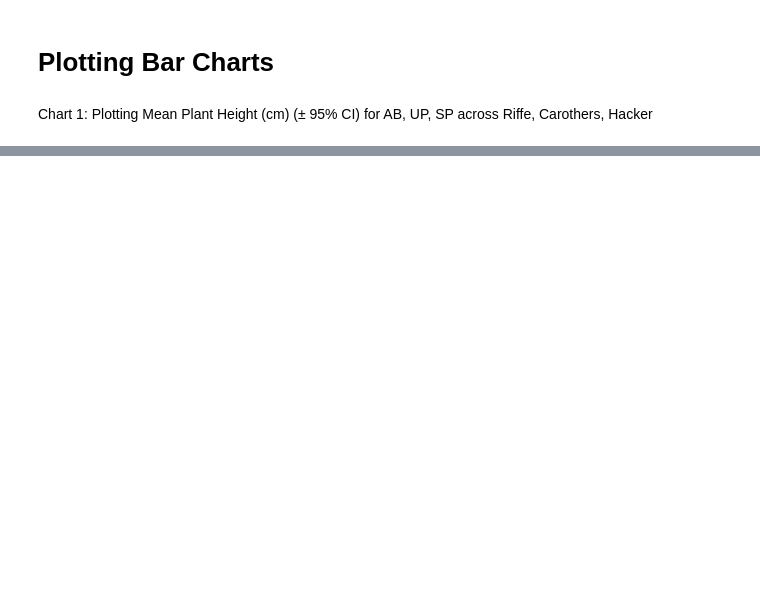
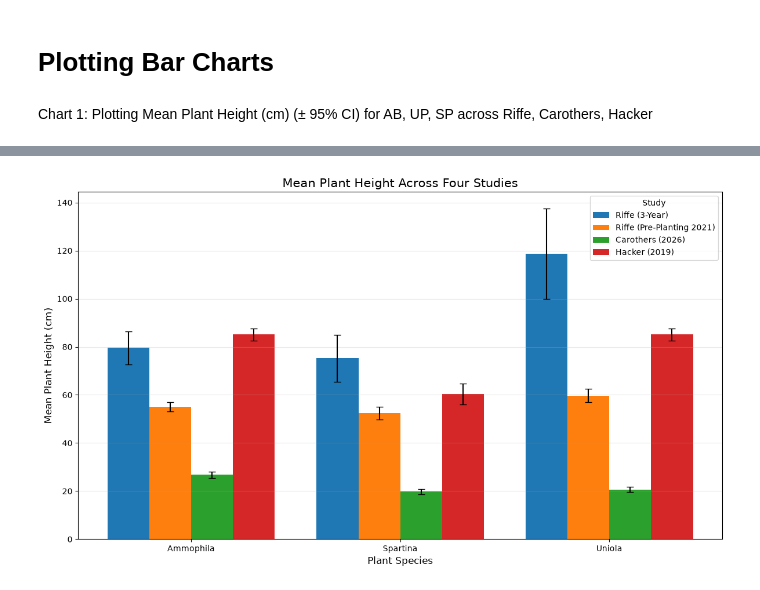
Before and after one commit to stromc485/CECL, a Jupyter notebook: Metamorphics_Plotting.ipynb, the cells around one changed output, grey strips where cells are left out. Drawn from its saved outputs; the diff is of its cells as text; code cells hidden in the pictures; blank space fills up the shorter version.

```diff
--- a/Metamorphics_Plotting.ipynb
+++ b/Metamorphics_Plotting.ipynb
@@ -96,7 +96,8 @@ Carothers_Morphometrics = pd.read_csv(
 Carothers_Morphometrics.head()
 
 # Replace NaN with -
-Carothers_Morphometrics.fillna("-")
+Carothers_Morph = Carothers_Morphometrics.fillna("-")
+Carothers_Morph
 # %% [output]
 |  | Species | Tiller Standing Height (cm) | Mean Tiller Standing Height (cm) | Mean Tiller Standing Height (± 95... | Stem Height (cm) | ... |
 | 0 | SP | 24.05 | 19.780704 | 1.028728 | 7.5 | ... |
@@ -154,0 +254,89 @@ plt.show()
+# %%
+
+import numpy as np
+import matplotlib.pyplot as plt
+
+# Species
+species = ["Ammophila", "Spartina", "Uniola"]
+
+# Mean plant heights (cm)
+riffe_3year = [R_MHeight_AB, R_MHeight_SP, R_MHeight_UP]
+
+riffe_preplanting = [
+    R_MPre_Height_AB,
+    R_MPre_Height_SP,
+    R_MPre_Height_UP
+]
+
+carothers = [
+    C_MHeight_AB,
+    C_MHeight_SP,
+    C_MHeight_UP
+]
+
+hacker = [
+    H_MHeight_AB,  # Ammophila
+    H_MHeight_SP,  # Spartina
+    Hacker_2019["Mean Plant Height (cm)"][2]  # Uniola
+]
+
+# 95% confidence intervals
+riffe_3year_ci = [
+    R_MHeight_95CI_AB,
+    R_MHeight_95CI_SP,
+    R_MHeight_95CI_UP
+]
+
+riffe_preplanting_ci = [
+    R_MPre_Height_95CI_AB,
+    R_MPre_Height_95CI_SP,
+    R_MPre_Height_95CI_UP
+]
+
+carothers_ci = [
+    C_AB_95CI,
+    C_SP_95CI,
+    C_UP_95CI
+]
+
+hacker_ci = [
+    H_AB_95CI,
+    H_SP_95CI,
+    Hacker_2019["Mean Plant Height (± 95% CI)"][2]
+]
+
+# Set up bar chart
+x = np.arange(len(species))
+width = 0.2
+
+fig, ax = plt.subplots(figsize=(12, 7))
+
+# Four study groups
+ax.bar(x - 1.5*width, riffe_3year, width,
+       yerr=riffe_3year_ci, capsize=4, label="Riffe (3-Year)")
+
+ax.bar(x - 0.5*width, riffe_preplanting, width,
+       yerr=riffe_preplanting_ci, capsize=4,
+       label="Riffe (Pre-Planting 2021)")
+
+ax.bar(x + 0.5*width, carothers, width,
+       yerr=carothers_ci, capsize=4, label="Carothers (2026)")
+
+ax.bar(x + 1.5*width, hacker, width,
+       yerr=hacker_ci, capsize=4, label="Hacker (2019)")
+
+# Labels and formatting
+ax.set_xlabel("Plant Species", fontsize=12)
+ax.set_ylabel("Mean Plant Height (cm)", fontsize=12)
+ax.set_title("Mean Plant Height Across Four Studies", fontsize=15)
+
+ax.set_xticks(x)
+ax.set_xticklabels(species)
+
+ax.legend(title="Study")
+ax.grid(axis="y", alpha=0.3)
+
+plt.tight_layout()
+plt.show()
+# %% [output]
+[figure, added]
```
Also changed, not shown: parts of 18 cells of this notebook.
